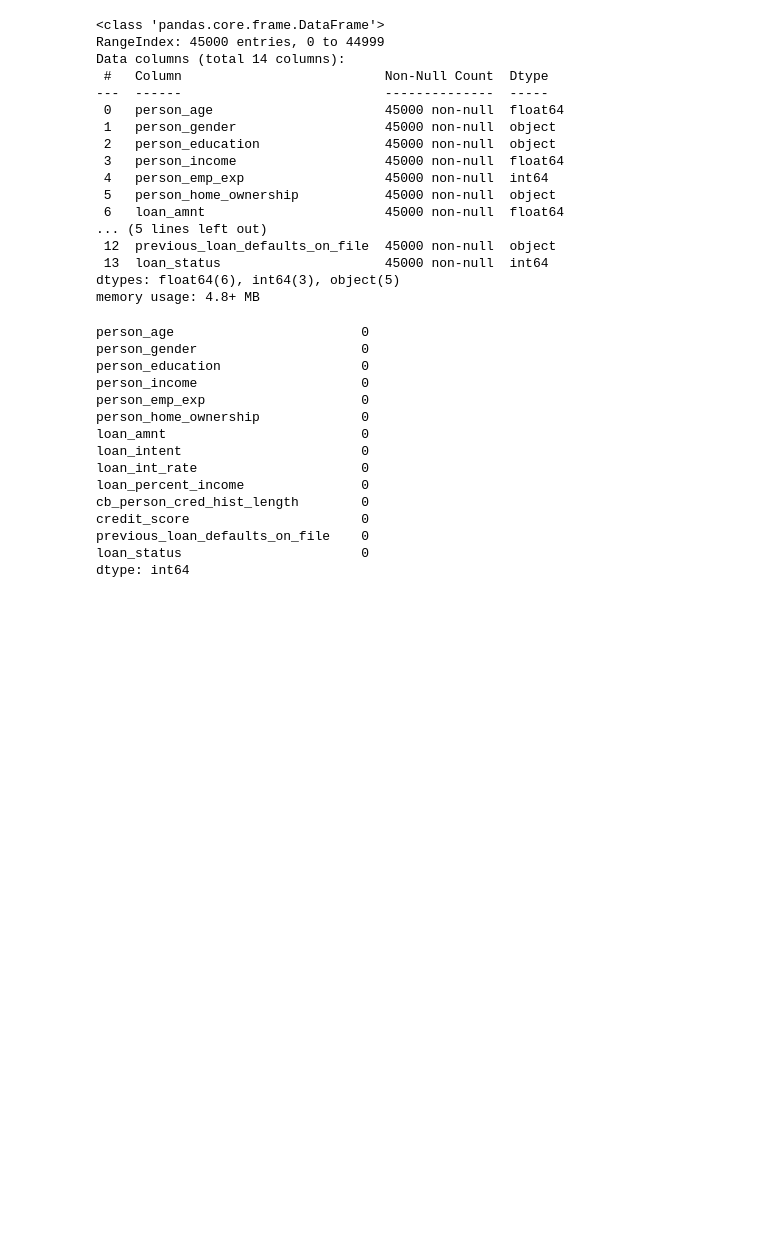
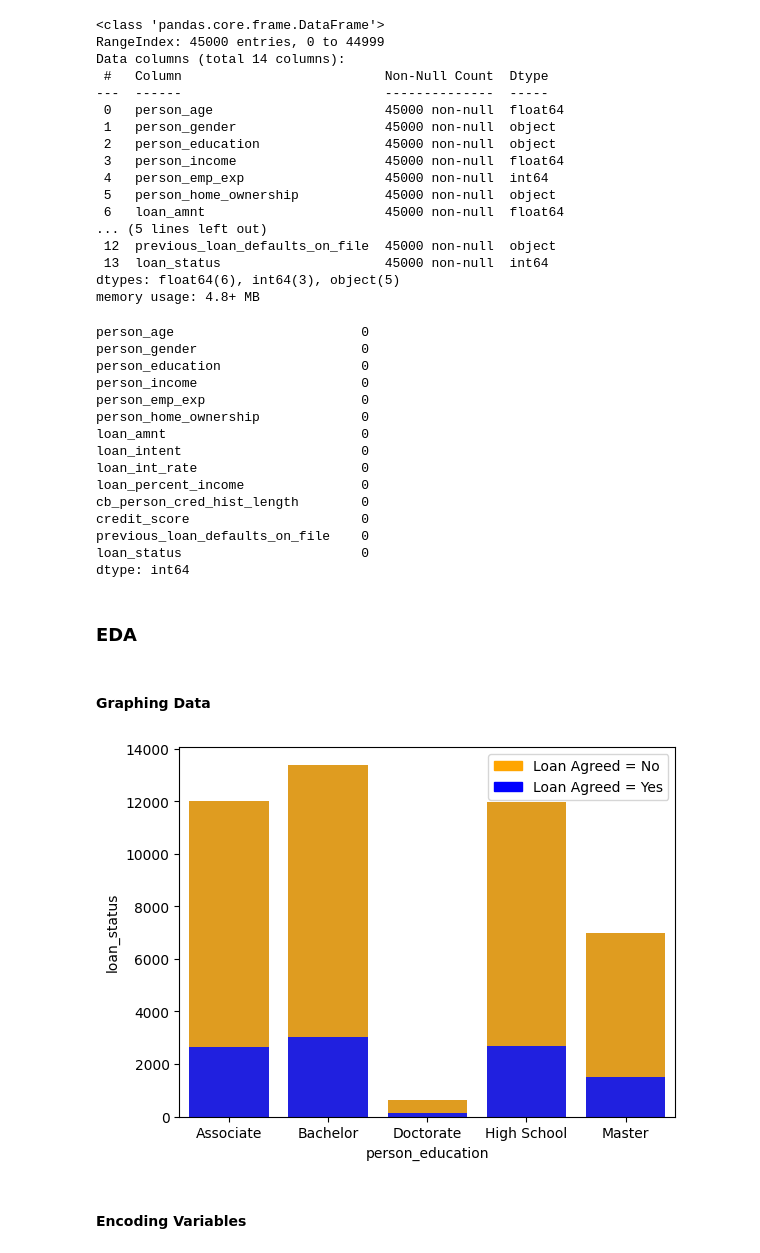
Before and after one commit to ProntoSbinalla/DAT-402-Project-1, a Jupyter notebook: Project 1.ipynb, the cells around one changed output. Drawn from its saved outputs; the diff is of its cells as text; code cells hidden in the pictures; blank space fills up the shorter version.

Commit message:
Added Barplot

```diff
--- a/Project 1.ipynb
+++ b/Project 1.ipynb
@@ -72,3 +102,30 @@ credit_score                      0
 previous_loan_defaults_on_file    0
 loan_status                       0
 dtype: int64
+# %% [markdown]
+### EDA
+# %% [markdown]
+#### Graphing Data
+# %%
+total = data.groupby('person_education')['loan_status'].count().reset_index()
+
+bar1 = sns.barplot(x="person_education",  y="loan_status", data=total, color='orange')
+
+loan = data[data.loan_status == 1]
+
+bar2 = sns.barplot(x="person_education", y="loan_status", data=loan, estimator=sum, color='blue')
+
+top_bar = mpatches.Patch(color='orange', label='Loan Agreed = No')
+bottom_bar = mpatches.Patch(color='blue', label='Loan Agreed = Yes')
+plt.legend(handles=[top_bar, bottom_bar])
+
+# show the graph
+plt.show()
+
+################################
+
+## Complete the Graphs for other variables
+# %% [output]
+[figure, added]
+# %% [markdown]
+#### Encoding Variables
```
Also changed, not shown: parts of 9 cells of this notebook.
